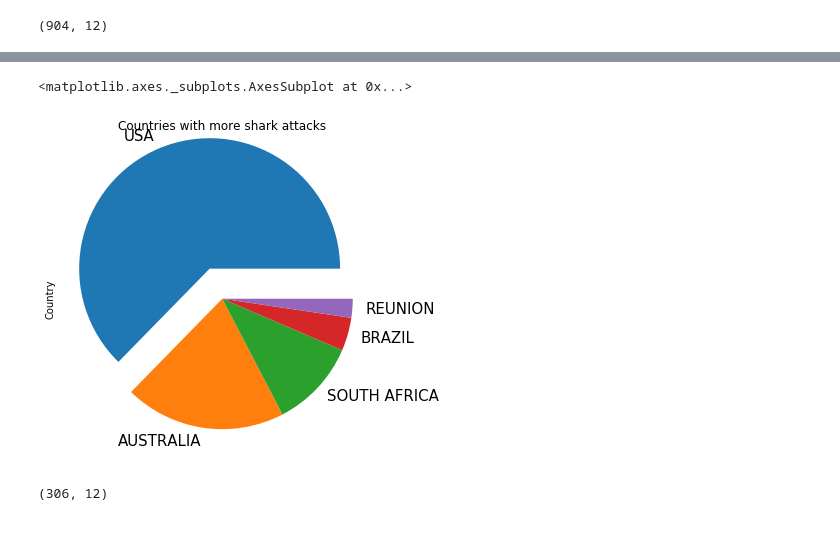
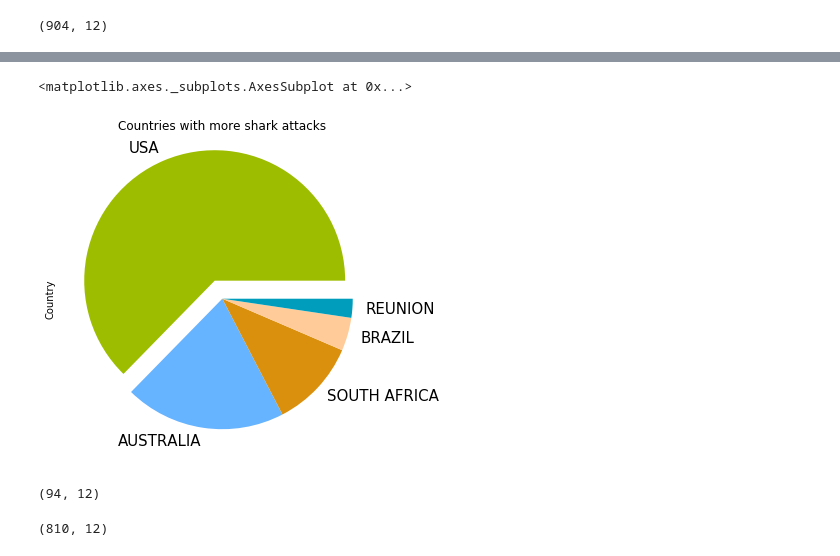
Before and after one commit to patricrp/Shark_Analysis, a Jupyter notebook: Sharkies.ipynb, the cells around one changed output, grey strips where cells are left out. Cells and saved outputs as stored; diff of their text form; code cells hidden in the pictures.

```diff
--- a/Sharkies.ipynb
+++ b/Sharkies.ipynb
@@ -243,15 +243,22 @@ Name: Country, dtype: int64
 # %%
 #Pintar una gráfica con los 5 países con mayor registro de ataques por tiburón.
 
 %matplotlib inline
-surf_df.Country.value_counts().nlargest(5).plot.pie(labels=['USA', 'AUSTRALIA', 'SOUTH AFRICA', 'BRAZIL', 'REUNION'], fontsize=15, figsize=(6, 6), explode=(0.15, 0, 0, 0, 0), title = 'Countries with more shark attacks')
+surf_df.Country.value_counts().nlargest(5).plot.pie(labels=['USA', 'AUSTRALIA', 'SOUTH AFRICA', 'BRAZIL', 'REUNION'], fontsize=15, figsize=(6, 6), colors = ('#9dbd00','#66b3ff','#db900d','#ffcc99','#009dbd'), explode=(0.15, 0, 0, 0, 0), title = 'Countries with more shark attacks')
 # %% [output]
 <matplotlib.axes._subplots.AxesSubplot at 0x...>
-[figure, old version]
+[figure, new version]
 # %%
 #Seleccionar las regiones de la costa oeste de USA. Areas: Alaska, Hawai, California, Oregon y Washington
 
-surf_west = shark_df.loc[(shark_df.Area.isin(('Alaska', 'Hawai', 'California', 'Oregon', 'Washington')))]
+surf_west = surf_df.loc[(surf_df.Area.isin(('Alaska', 'Hawai', 'California', 'Oregon', 'Washington')))]
 surf_west.shape
 # %% [output]
-(306, 12)
+(94, 12)
+# %%
+#Contar ataques de tiburón a surfistas en el resto del mundo
+
+surf_out = surf_df.loc[(~surf_df.Area.isin(('Alaska', 'Hawai', 'California', 'Oregon', 'Washington')))]
+surf_out.shape
+# %% [output]
+(810, 12)
```
Also changed, not shown: parts of 3 cells of this notebook.
